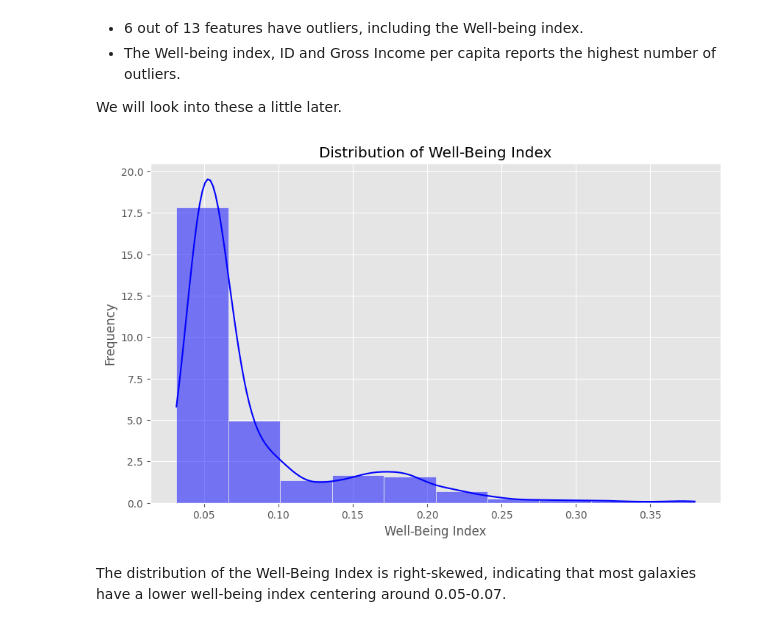
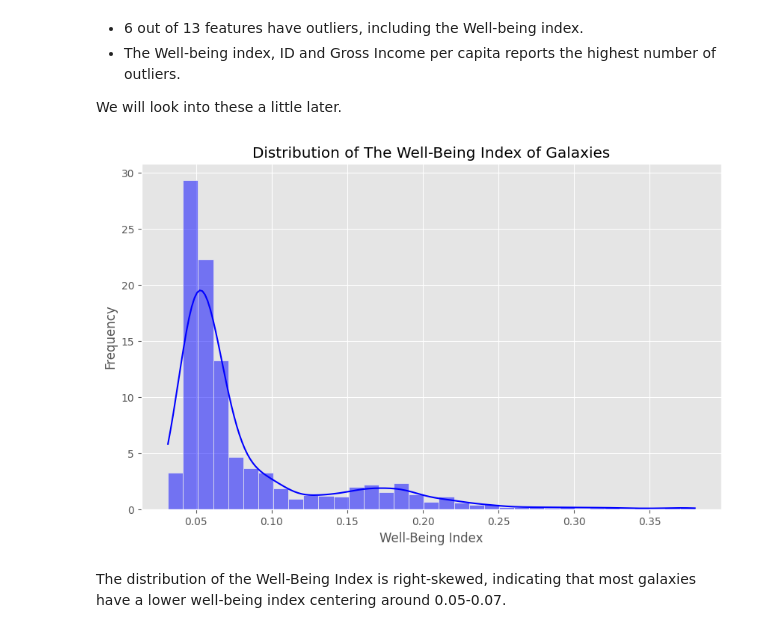
Before and after one commit to gathukalinet/dsc_scholar_test, a Jupyter notebook: galaxies.ipynb, the cells around one changed output. Saved outputs shown, nothing was run; the diff lists cells and outputs as text; code cells hidden in the pictures.

```diff
--- a/galaxies.ipynb
+++ b/galaxies.ipynb
@@ -308,13 +314,13 @@ We will look into these a little later.
 # %%
 # Viewing the distribution of the Well-Being Index
 plt.figure(figsize=(10, 6))
-sns.histplot(galaxies['Well-Being Index'], bins=10, kde=True, color='blue', stat='density')
-plt.title('Distribution of Well-Being Index')
+sns.histplot(galaxies['Well-Being Index'], bins=30, kde=True, color='blue', stat='density', binwidth=0.01)
+plt.title('Distribution of The Well-Being Index of Galaxies')
 plt.xlabel('Well-Being Index')
 plt.ylabel('Frequency')
 plt.show()
 # %% [output]
-[figure, old version]
+[figure, new version]
 # %% [markdown]
 The distribution of the Well-Being Index is right-skewed, indicating that most galaxies have a lower well-being index centering around 0.05-0.07.
 # %% [markdown]
```
Also changed, not shown: parts of 7 cells of this notebook, 7 other files.
